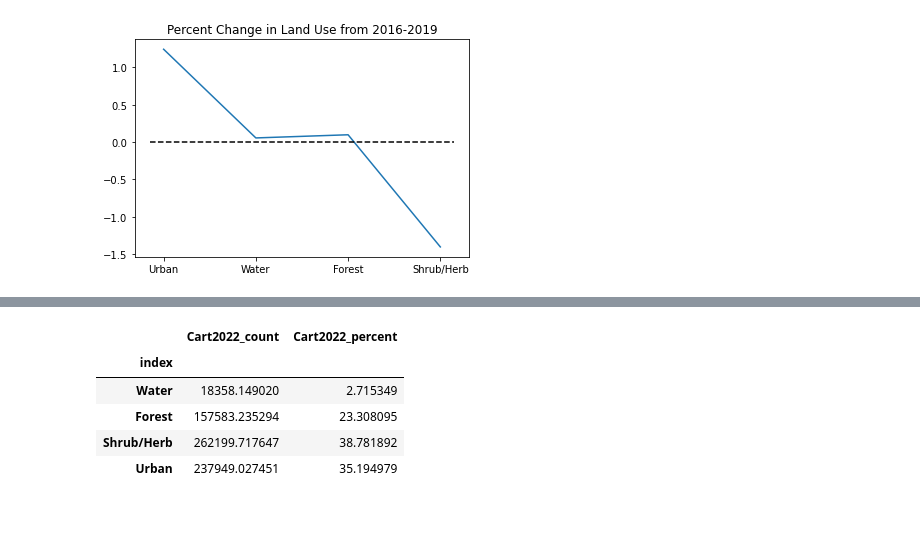
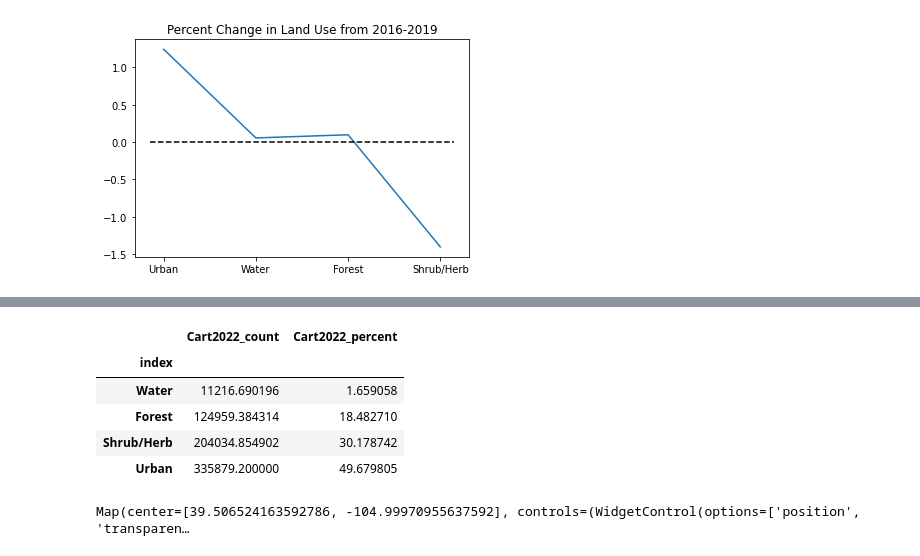
Before and after one commit to Sigmanaj/S2023RemoteSensing, a Jupyter notebook: TermProject/TermProject.ipynb, the cells around one changed output, grey strips where cells are left out. Cells and saved outputs as stored; diff of their text form; code cells hidden in the pictures; blank space fills up the shorter version.

```diff
--- a/TermProject/TermProject.ipynb
+++ b/TermProject/TermProject.ipynb
@@ -413,8 +418,8 @@ for2 = ee.Feature(for_pnt2, {'class': 1, 'name': 'Forest'})
 for3 = ee.Feature(for_pnt3, {'class': 1, 'name': 'Forest'})
 
 # Water
-wat_pnt1 = ee.Geometry.Point([-105.0628, 39.5509]).buffer(500)
-wat_pnt2 = ee.Geometry.Point([-105.0194, 39.5694]).buffer(240)
+wat_pnt1 = ee.Geometry.Point([-105.0639, 39.5510]).buffer(500)
+wat_pnt2 = ee.Geometry.Point([-105.0199, 39.5701]).buffer(240)
 wat_pnt3 = ee.Geometry.Point([-105.0509, 39.6187]).buffer(225)
 wat_pnt4 = ee.Geometry.Point([-105.0655, 39.4493]).buffer(200)
 water1 = ee.Feature(wat_pnt1, {'class': 0, 'name': 'water'})
@@ -422,10 +427,10 @@ water2 = ee.Feature(wat_pnt2, {'class': 0, 'name': 'water'})
 water3 = ee.Feature(wat_pnt3, {'class': 0, 'name': 'water'})
 water4 = ee.Feature(wat_pnt4, {'class': 0, 'name': 'water'})
 
-urb_pnt1 = ee.Geometry.Point([-104.9886, 39.5716]).buffer(250)
-urb_pnt2 = ee.Geometry.Point([-104.8772, 39.5625]).buffer(300)
-urb_pnt3 = ee.Geometry.Point([-105.0004, 39.5481]).buffer(300)
-urb_pnt4 = ee.Geometry.Point([-105.0163, 39.5362]).buffer(250)
+urb_pnt1 = ee.Geometry.Point([-105.0011, 39.5451]).buffer(400)
+urb_pnt2 = ee.Geometry.Point([-104.8960, 39.4720]).buffer(400)
+urb_pnt3 = ee.Geometry.Point([-105.0004, 39.5481]).buffer(400)
+urb_pnt4 = ee.Geometry.Point([-105.0370, 39.5015]).buffer(400)
 urb1 = ee.Feature(urb_pnt1, {'class': 3, 'name': 'urban'})
 urb2 = ee.Feature(urb_pnt2, {'class': 3, 'name': 'urban'})
 urb3 = ee.Feature(urb_pnt3, {'class': 3, 'name': 'urban'})
@@ -457,23 +462,28 @@ testing = trainingTesting.filter(ee.Filter.gte('random', 0.66))
 # %%
 leaf_val=3
 cartclassifier=ee.Classifier.smileCart(minLeafPopulation=leaf_val).train(features=training,classProperty='class',inputProperties=predictionBands)
-cartClassificationImage=image_2022.select(predictionBands).classify(cartclassifier)
+cartClassificationImage2022=image_2022.select(predictionBands).classify(cartclassifier)
 # %%
-Cart2022_TotalCount=cartClassificationImage.reduceRegion(ee.Reducer.count(), Area, 30).getInfo().get('classification')
-Cart2022_Counts=cartClassificationImage.reduceRegion(ee.Reducer.autoHistogram(), Area, 30).getInfo().get('classification')
+Cart2022_TotalCount=cartClassificationImage2022.reduceRegion(ee.Reducer.count(), Area, 30).getInfo().get('classification')
+Cart2022_Counts=cartClassificationImage2022.reduceRegion(ee.Reducer.autoHistogram(), Area, 30).getInfo().get('classification')
 Cart2022_df=pd.DataFrame(Cart2022_Counts)
 Cart2022_df.columns=['index',"Cart2022_count"]
 Cart2022_df=Cart2022_df.set_index('index')
 Cart2022_df["Cart2022_percent"]=Cart2022_df["Cart2022_count"]/Cart2022_TotalCount*100
 Cart2022_df=Cart2022_df.rename(index={0:"Water",1:"Forest",2:"Shrub/Herb",3:"Urban"})
 Cart2022_df
 # %% [output]
 |  | Cart2022_count | Cart2022_percent |
 | index |  |  |
-| Water | 18358.149020 | 2.715349 |
-| Forest | 157583.235294 | 23.308095 |
-| Shrub/Herb | 262199.717647 | 38.781892 |
-| Urban | 237949.027451 | 35.194979 |
+| Water | 11216.690196 | 1.659058 |
+| Forest | 124959.384314 | 18.482710 |
+| Shrub/Herb | 204034.854902 | 30.178742 |
+| Urban | 335879.200000 | 49.679805 |
+# %%
+Map.addLayer(cartClassificationImage2022, {'min': 0, 'max': 3,'palette':['blue', 'green','yellow','red']},'CART classification 2022')
+Map
+# %% [output]
+Map(center=[39.506524163592786, -104.99970955637592], controls=(WidgetControl(options=['position', 'transparen…
 # %%
 Merge_df=pd.concat([Cart2013_df,Cart2018_df,Cart2022_df],axis=1)
 Merge_df
```
Also changed, not shown: parts of 15 cells of this notebook.
